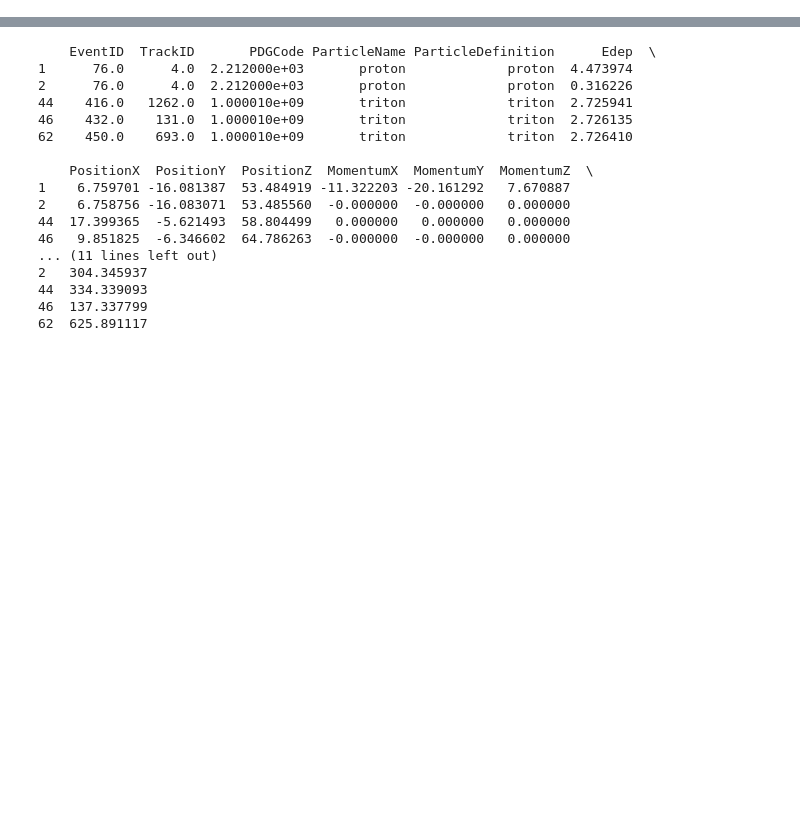
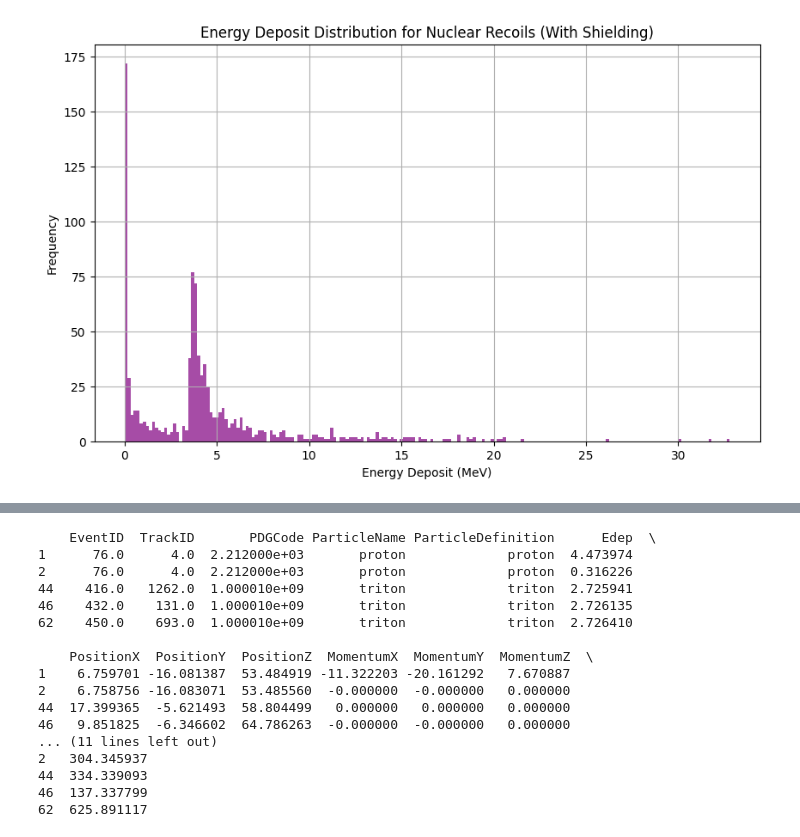
Before and after one commit to jzettle/PHONON_sim, a Jupyter notebook: analysis/sim_analysis.ipynb, the cells around one changed output, grey strips where cells are left out. Saved outputs shown, nothing was run; the diff lists cells and outputs as text; code cells hidden in the pictures; blank space fills up the shorter version.

Commit message:
Adding HDF5 support, doesn't quite work out of the box but it is harmless and turned off by default

```diff
--- a/analysis/sim_analysis.ipynb
+++ b/analysis/sim_analysis.ipynb
@@ -70,0 +179,25 @@ None
+# %%
+#attempt to read an HDF5 file
+file_path = "/N/project/phonon/PHONON_Bkgnds/shielded_hdf5test_higherEprimary.h5"
+f = h5py.File(file_path, 'r')
+print(list(f.keys()))
+test = f['default_ntuples']
+for name, obj in test.items():
+        print(f"Object Name: {name}")
+        if isinstance(obj, h5py.Group):
+            print(f"  Type: Group")
+        elif isinstance(obj, h5py.Dataset):
+            print(f"  Type: Dataset, Shape: {obj.shape}, Dtype: {obj.dtype}")
+
+# 2) Force horizontal merge (columns from every subgroup side-by-side)
+df_h = load_hits_with_subgroups(
+    file_path,
+    ntuple_key="default_ntuples",
+    group_name="Hits",
+    filter_substring="pages",   # Only select datasets containing this text
+    mode="auto"                 # Let it decide horizontal vs vertical
+)
+#df_hdf_test = pd.read_hdf("/N/project/phonon/PHONON_Bkgnds/shielded_hdf5test_higherEprimary.h5", key="default_ntuples")
+print(df_h.head())
+df_h['ParticleName/pages'] = df_h['ParticleName/pages'].astype(str)
+df_h['ParticleDefinition/pages'] = df_h['ParticleDefinition/pages'].astype(str)
@@ -71,3 +222,16 @@ None
+# %%
+mask_nr = df_h['ParticleName/pages'].str.contains('Nb', case=False, na=True) | df_h['ParticleName/pages'].str.contains('Li', case=False, na=True)  | df_h['ParticleName/pages'].str.contains('O', case=False, na=True)  # Filter for Li, Nb, or O nuclear recoils
+nr_df = df_h[mask_nr]
+plt.figure(figsize=(10, 6))
+plt.hist(nr_df['Edep/pages'], bins=200, color='purple', alpha=0.7)
+plt.title('Energy Deposit Distribution for Nuclear Recoils (With Shielding)')
+plt.xlabel('Energy Deposit (MeV)')
+plt.ylabel('Frequency')
+plt.grid()
+plt.savefig("neutronsShielded_LiNbO3block_NRDistro_fromHDF5file.pdf")
+plt.show()
+# %% [output]
+[figure, added]
 # %%
 df.describe()  # Get a summary of the data
 mask = df['Edep'] > 0  # Filter for positive energy deposits
```
Also changed, not shown: parts of 5 cells of this notebook, 8 other files.
